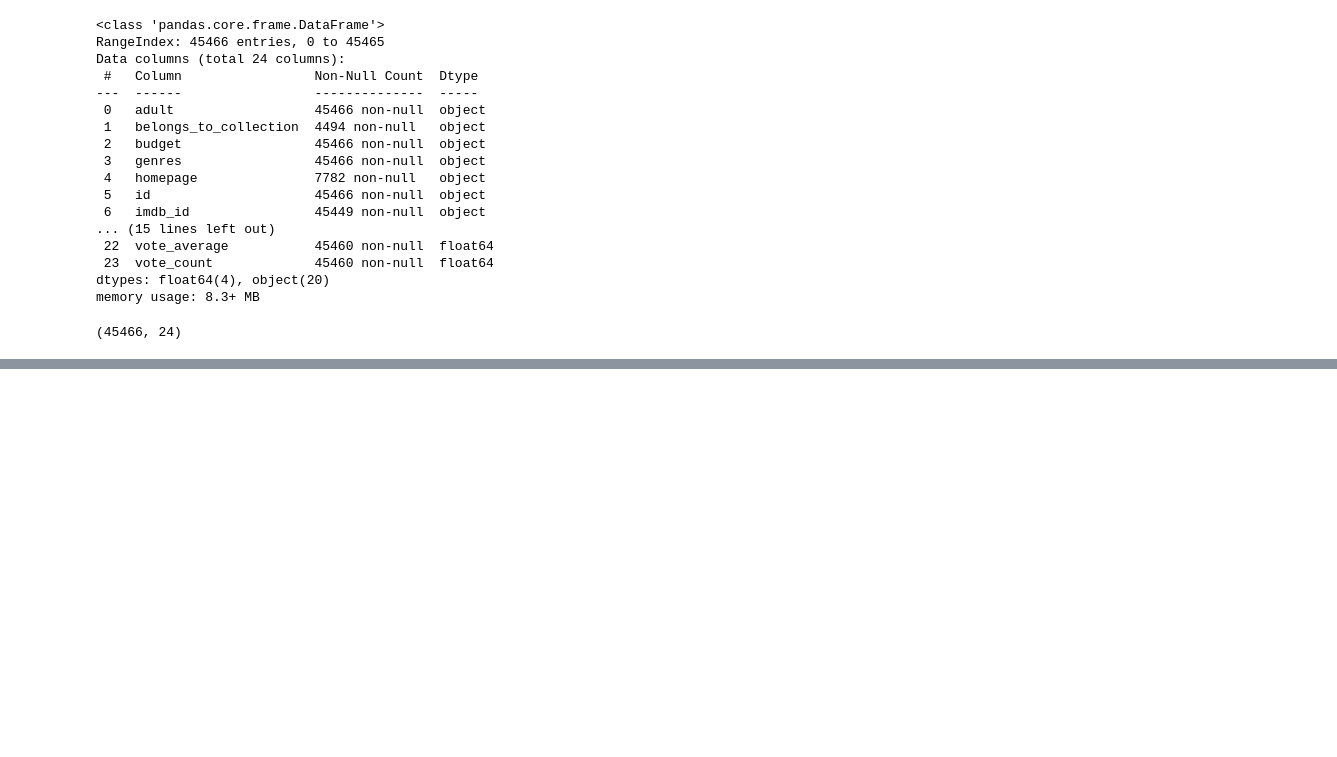
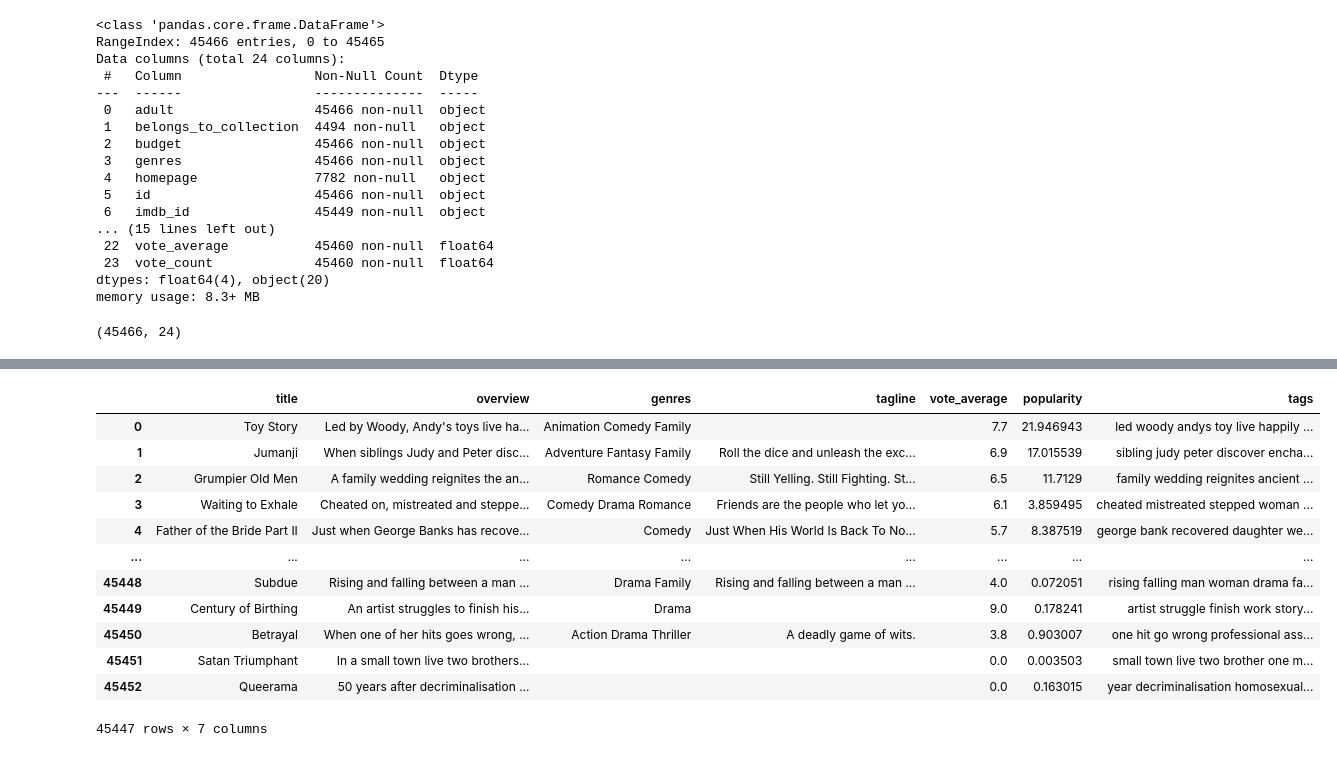
Before and after one commit to jayantyadav1633-bit/Movie-Recommendaton-System, a Jupyter notebook: PRJ1.ipynb, the cells around one changed output, grey strips where cells are left out. Drawn from its saved outputs; the diff is of its cells as text; code cells hidden in the pictures; blank space fills up the shorter version.

Commit message:
cleaning , preprocessing , nlp ,vectorization ,cosine similarity

```diff
--- a/PRJ1.ipynb
+++ b/PRJ1.ipynb
@@ -55,0 +144,2 @@ df.shape
+# %%
+df['tags'] = df['overview']+ " " + df['genres'] +" "+ df['tagline']
@@ -55,0 +173,37 @@ df.shape
+# %%
+stop_words = set(stopwords.words('english'))
+lemmatizer = WordNetLemmatizer()
+# %%
+
+def preprocess_text(text):
+  #lowercase
+  text = str(text).lower()
+  #removed the punctuations
+  text = re.sub(r'[^a-zA-Z\s]', '', text)
+
+  words = text.split()
+  #remove stopwords
+  words = [word for word in words if word not in stop_words]
+
+  #lemmatize
+  words = [lemmatizer.lemmatize(word) for word in words]
+
+  return " ".join(words)
+# %%
+df['tags'] = df['tags'].apply(preprocess_text)
+# %%
+df
+# %% [output]
+|  | title | overview | genres | tagline | vote_average | popularity | tags |
+| 0 | Toy Story | Led by Woody, Andy's toys live ha... | Animation Comedy Family |  | 7.7 | 21.946943 | led woody andys toy live happily ... |
+| 1 | Jumanji | When siblings Judy and Peter disc... | Adventure Fantasy Family | Roll the dice and unleash the exc... | 6.9 | 17.015539 | sibling judy peter discover encha... |
+| 2 | Grumpier Old Men | A family wedding reignites the an... | Romance Comedy | Still Yelling. Still Fighting. St... | 6.5 | 11.7129 | family wedding reignites ancient ... |
+| 3 | Waiting to Exhale | Cheated on, mistreated and steppe... | Comedy Drama Romance | Friends are the people who let yo... | 6.1 | 3.859495 | cheated mistreated stepped woman ... |
+| 4 | Father of the Bride Part II | Just when George Banks has recove... | Comedy | Just When His World Is Back To No... | 5.7 | 8.387519 | george bank recovered daughter we... |
+| ... | ... | ... | ... | ... | ... | ... | ... |
+| 45448 | Subdue | Rising and falling between a man ... | Drama Family | Rising and falling between a man ... | 4.0 | 0.072051 | rising falling man woman drama fa... |
+| 45449 | Century of Birthing | An artist struggles to finish his... | Drama |  | 9.0 | 0.178241 | artist struggle finish work story... |
+| 45450 | Betrayal | When one of her hits goes wrong, ... | Action Drama Thriller | A deadly game of wits. | 3.8 | 0.903007 | one hit go wrong professional ass... |
+| 45451 | Satan Triumphant | In a small town live two brothers... |  |  | 0.0 | 0.003503 | small town live two brother one m... |
+| 45452 | Queerama | 50 years after decriminalisation ... |  |  | 0.0 | 0.163015 | year decriminalisation homosexual... |
+45447 rows × 7 columns
```
Also changed, not shown: parts of 26 cells of this notebook.
